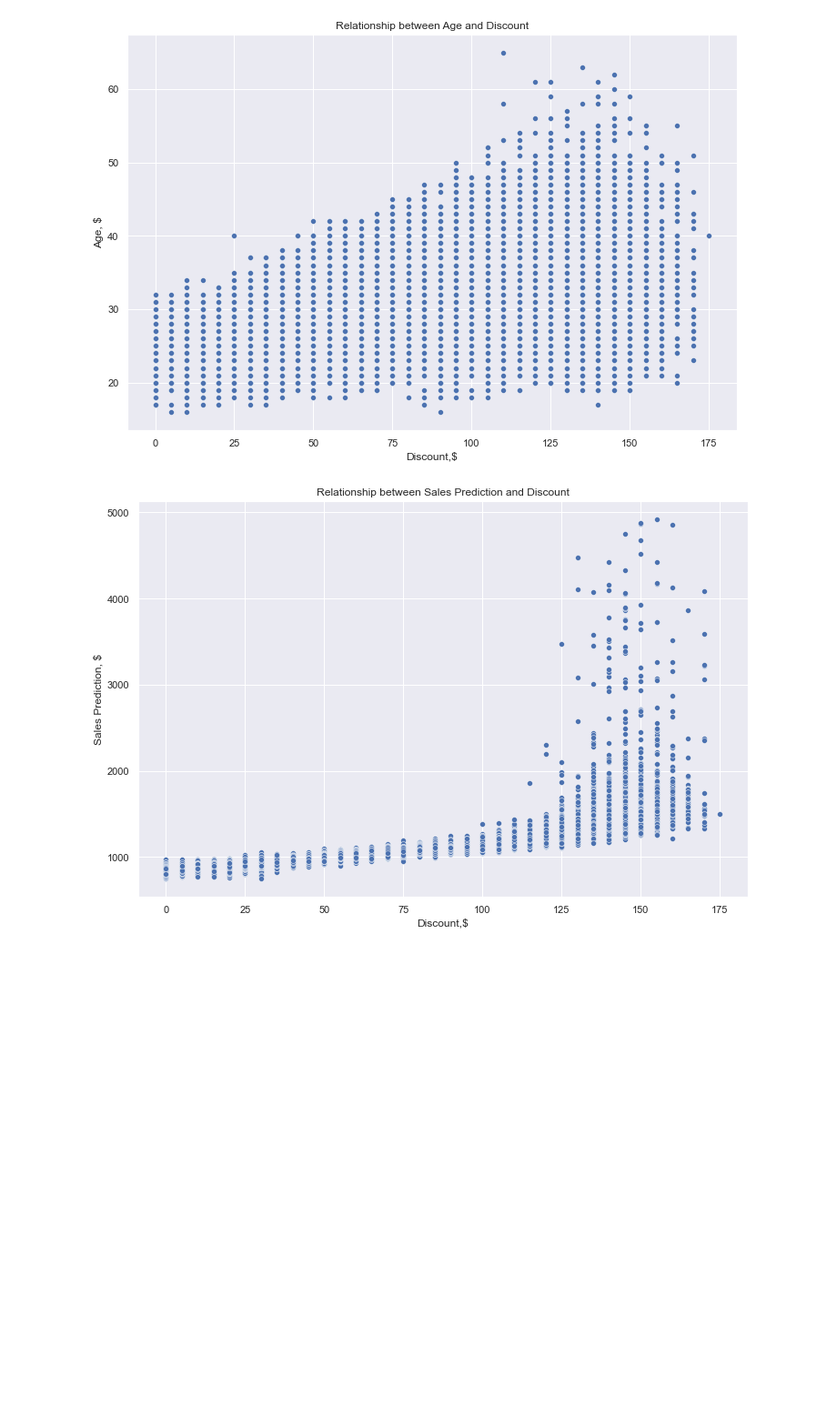
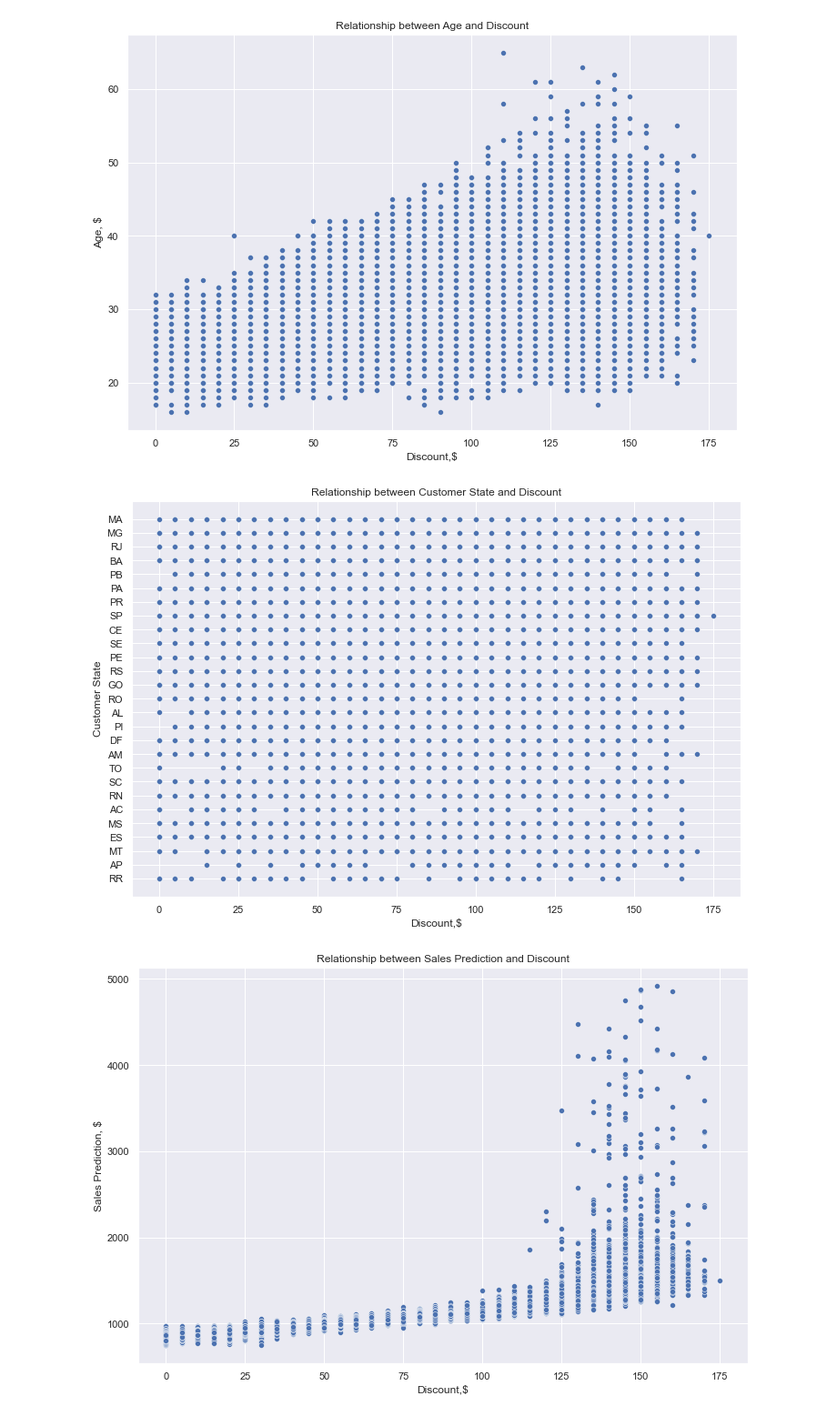
Before and after one commit to oscar-esvi/Predicting-the-Profitability-of-Discounts, a Jupyter notebook: Estimating_the_Profitability_of_Discounts.ipynb, the cells around one changed output. Shown at 91% size. Cells and saved outputs as stored; diff of their text form; code cells hidden in the pictures; blank space fills up the shorter version.

```diff
--- a/Estimating_the_Profitability_of_Discounts.ipynb
+++ b/Estimating_the_Profitability_of_Discounts.ipynb
@@ -96,5 +97,15 @@ plt.title('Relationship between Age and Discount')
 plt.show()
 # %% [output]
 [figure]
+# %%
+# relationship between age and discount
+plt.figure(figsize=(12,8))
+sns.scatterplot(x="discount", y="cust_state", data=df)
+plt.ylabel('Customer State')
+plt.xlabel('Discount,$')
+plt.title('Relationship between Customer State and Discount')
+plt.show()
+# %% [output]
+[figure, added]
 # %%
 # relationship between sales prediction and discount
```
Also changed, not shown: parts of 32 cells of this notebook, 2 other files.
